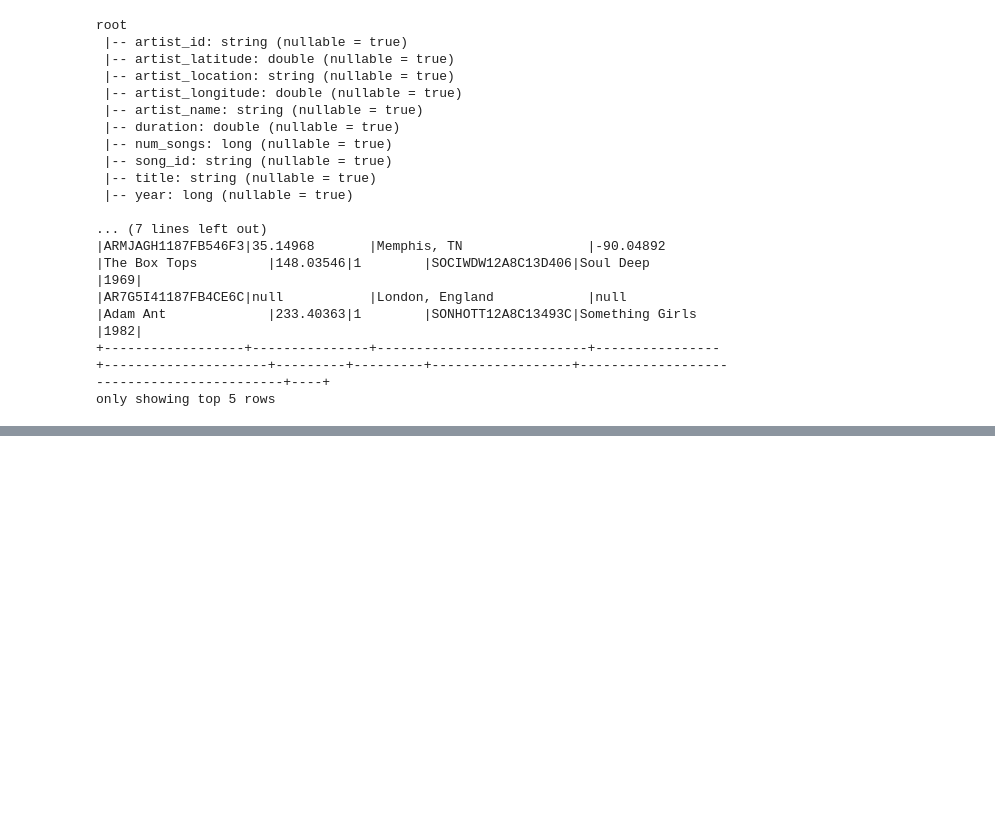
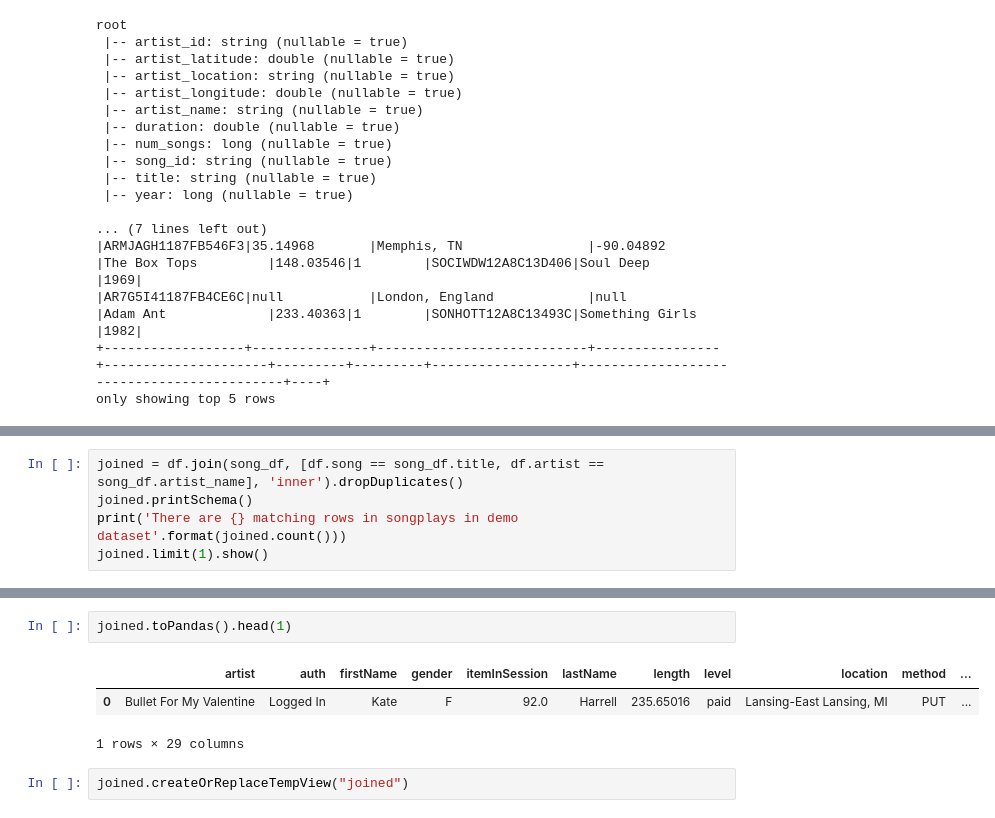
Before and after one commit to chriseal/udacity_data_engineering_nanodegree, a Jupyter notebook: 4data_lakes_w_spark/project/scratchwork.ipynb, the cells around one changed output, grey strips where cells are left out. Cells and saved outputs as stored; diff of their text form; blank space fills up the shorter version.

```diff
--- a/4data_lakes_w_spark/project/scratchwork.ipynb
+++ b/4data_lakes_w_spark/project/scratchwork.ipynb
@@ -147,0 +326,5 @@ print(artists_table.toPandas().head())
+# %%
+joined = df.join(song_df, [df.song == song_df.title, df.artist == song_df.artist_name], 'inner').dropDuplicates()
+joined.printSchema()
+print('There are {} matching rows in songplays in demo dataset'.format(joined.count()))
+joined.limit(1).show()
@@ -147,0 +349,8 @@ print(artists_table.toPandas().head())
+# %%
+joined.toPandas().head(1)
+# %% [output]
+|  | artist | auth | firstName | gender | itemInSession | lastName | length | level | location | method | ... |
+| 0 | Bullet For My Valentine | Logged In | Kate | F | 92.0 | Harrell | 235.65016 | paid | Lansing-East Lansing, MI | PUT | ... |
+1 rows × 29 columns
+# %%
+joined.createOrReplaceTempView("joined")
```
Also changed, not shown: parts of 27 cells of this notebook, 2 other files.
